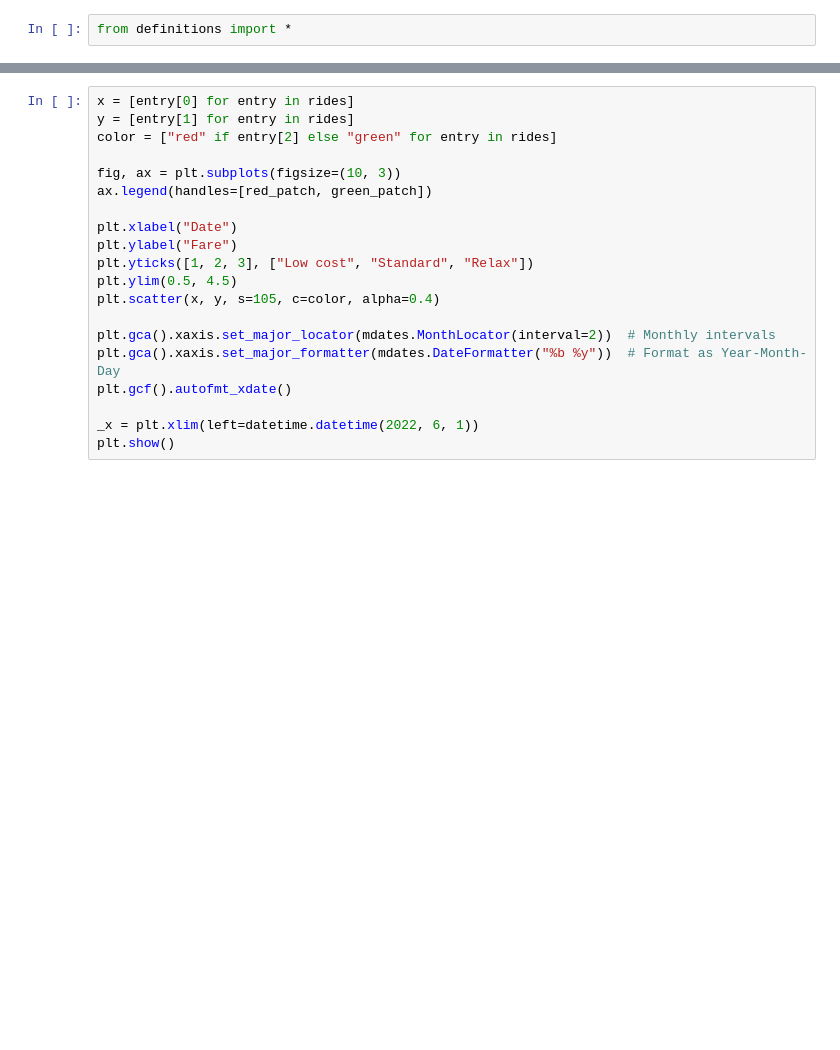
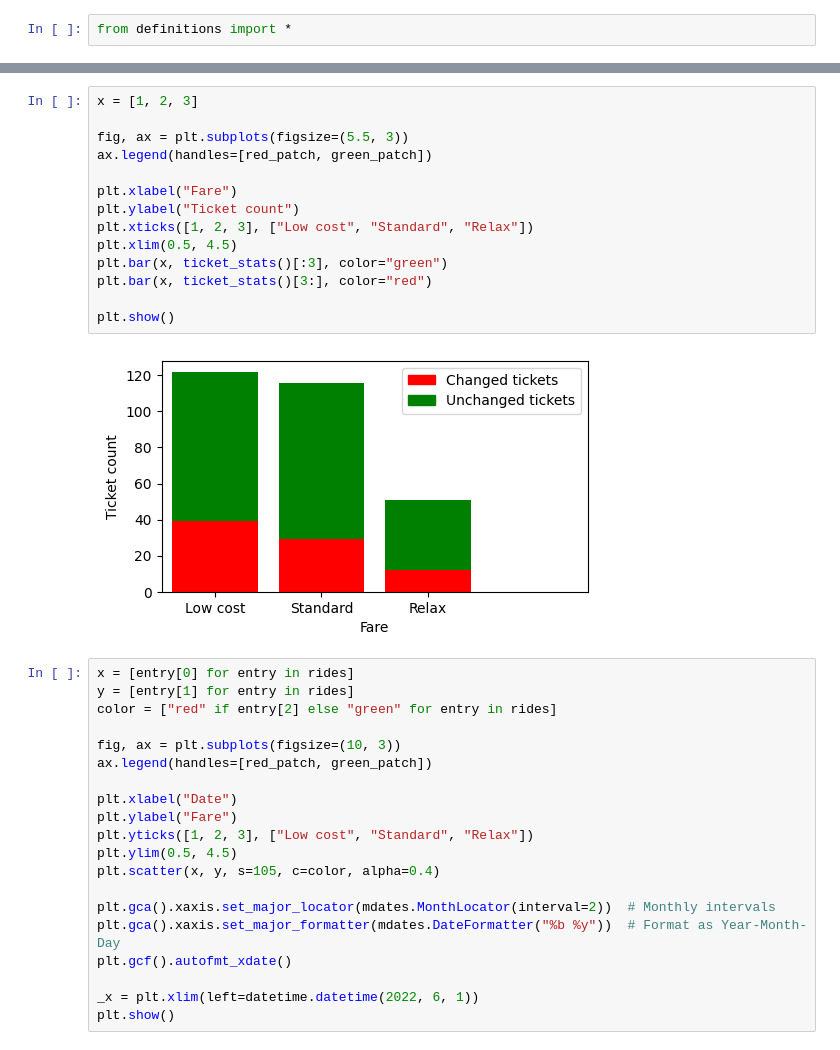
Before and after one commit to ThersVV/regiojet_analysis, a Jupyter notebook: try1.ipynb, the cells around one changed output, grey strips where cells are left out. Drawn from its saved outputs; the diff is of its cells as text; blank space fills up the shorter version.

```diff
--- a/try1.ipynb
+++ b/try1.ipynb
@@ -21,6 +21,22 @@ Jedna v větších komplikací byla, které zrušené jízdenky do statistiky po
 
 Dále v případě, že se našly 2 jízdenky ve stejný čas a se stejným tarifem, počítal jsem je jen jednou, přičemž jsem náhodně vybral kterou. Vynecháním pár ( pár<10 ) náhodných jízdenek nic nepokazíme, na druhou stranu je nechceme započítávat, protože změny se často dějou rovnou celému vagónu, takže by nám to zkreslilo statistiku (a kontrola přímo shody vagónů dvou jízdenek by výrazně zkomplikovala parsování mailů).
 ## Matematika
+# %%
+x = [1, 2, 3]
+
+fig, ax = plt.subplots(figsize=(5.5, 3))
+ax.legend(handles=[red_patch, green_patch])
+
+plt.xlabel("Fare")
+plt.ylabel("Ticket count")
+plt.xticks([1, 2, 3], ["Low cost", "Standard", "Relax"])
+plt.xlim(0.5, 4.5)
+plt.bar(x, ticket_stats()[:3], color="green")
+plt.bar(x, ticket_stats()[3:], color="red")
+
+plt.show()
+# %% [output]
+[figure, added]
 # %%
 x = [entry[0] for entry in rides]
 y = [entry[1] for entry in rides]
```
Also changed, not shown: parts of 8 cells of this notebook, 2 other files.
